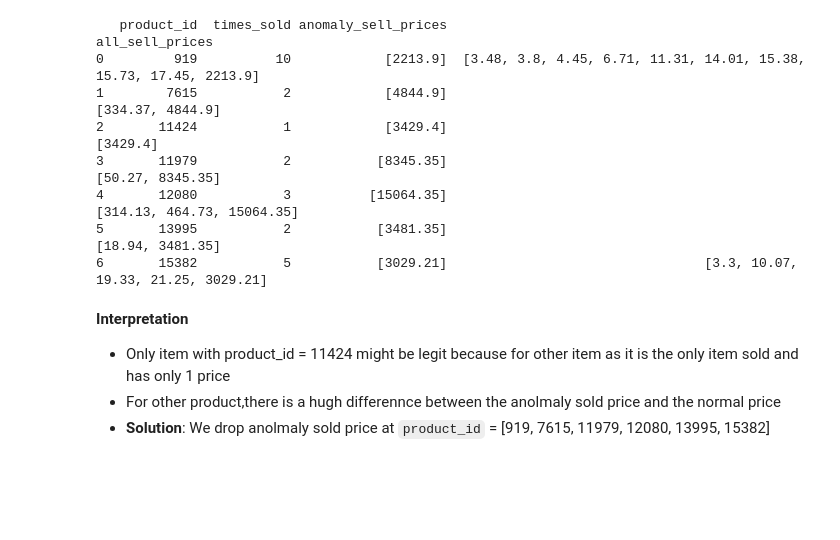
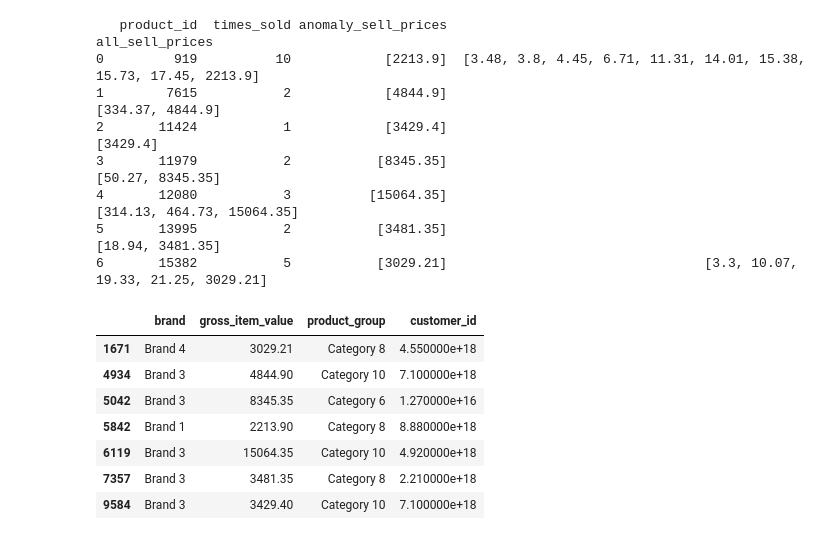
Before and after one commit to ninhgiang225/e-commerce-business-data-analytics, a Jupyter notebook: notebooks/data_quality_check.ipynb, the cells around one changed output. Saved outputs shown, nothing was run; the diff lists cells and outputs as text; code cells hidden in the pictures; blank space fills up the shorter version.

```diff
--- a/notebooks/data_quality_check.ipynb
+++ b/notebooks/data_quality_check.ipynb
@@ -765,8 +765,3 @@ print(product_price_profile[[
 4       12080           3          [15064.35]                                          [314.13, 464.73, 15064.35]
 5       13995           2           [3481.35]                                                    [18.94, 3481.35]
 6       15382           5           [3029.21]                                 [3.3, 10.07, 19.33, 21.25, 3029.21]
-# %% [markdown]
-**Interpretation**
-- Only item with product_id = 11424 might be legit because for other item as it is the only item sold and has only 1 price
-- For other product,there is a hugh differennce between the anolmaly sold price and the normal price
-- **Solution**: We drop anolmaly sold price at `product_id` =  [919, 7615, 11979, 12080, 13995, 15382]
@@ -776,0 +768,11 @@ master_table_dropped = master_table[
+# %%
+extreme_df[["brand", "gross_item_value", "product_group", "customer_id"]]
+# %% [output]
+|  | brand | gross_item_value | product_group | customer_id |
+| 1671 | Brand 4 | 3029.21 | Category 8 | 4.550000e+18 |
+| 4934 | Brand 3 | 4844.90 | Category 10 | 7.100000e+18 |
+| 5042 | Brand 3 | 8345.35 | Category 6 | 1.270000e+16 |
+| 5842 | Brand 1 | 2213.90 | Category 8 | 8.880000e+18 |
+| 6119 | Brand 3 | 15064.35 | Category 10 | 4.920000e+18 |
+| 7357 | Brand 3 | 3481.35 | Category 8 | 2.210000e+18 |
+| 9584 | Brand 3 | 3429.40 | Category 10 | 7.100000e+18 |
```
Also changed, not shown: parts of 3 cells of this notebook, 3 other files.
